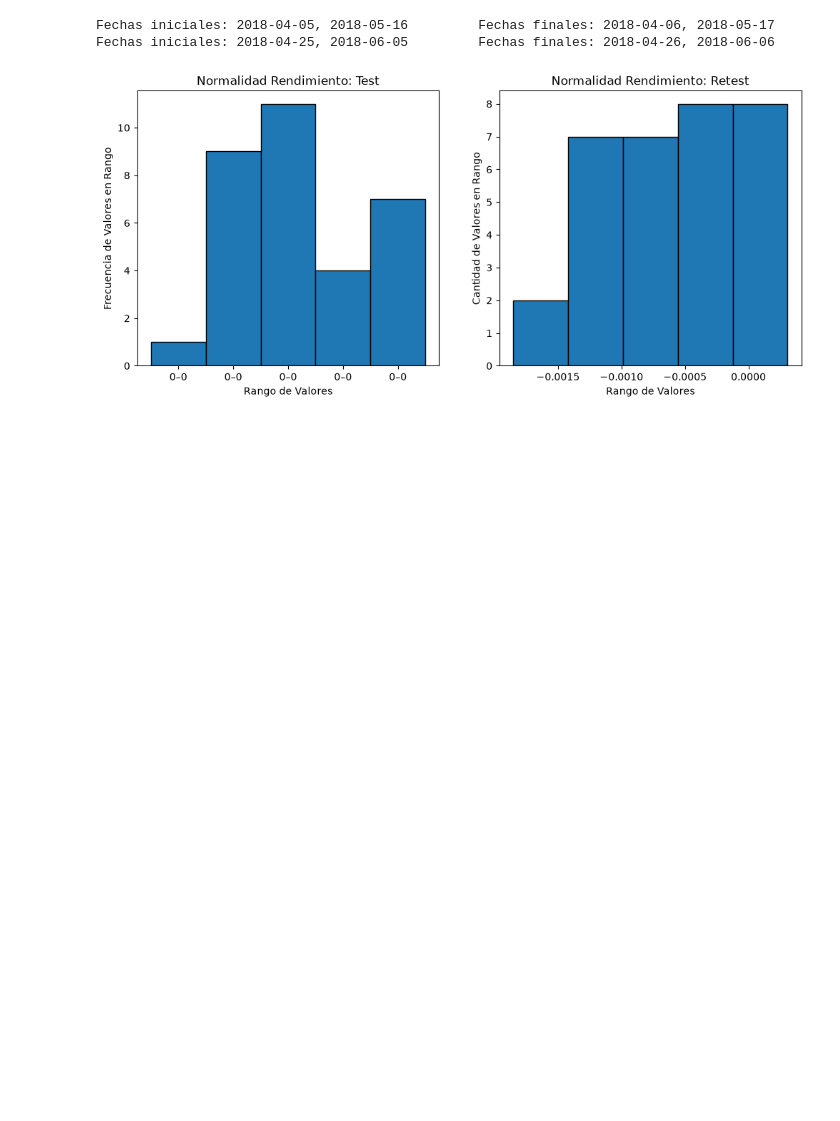
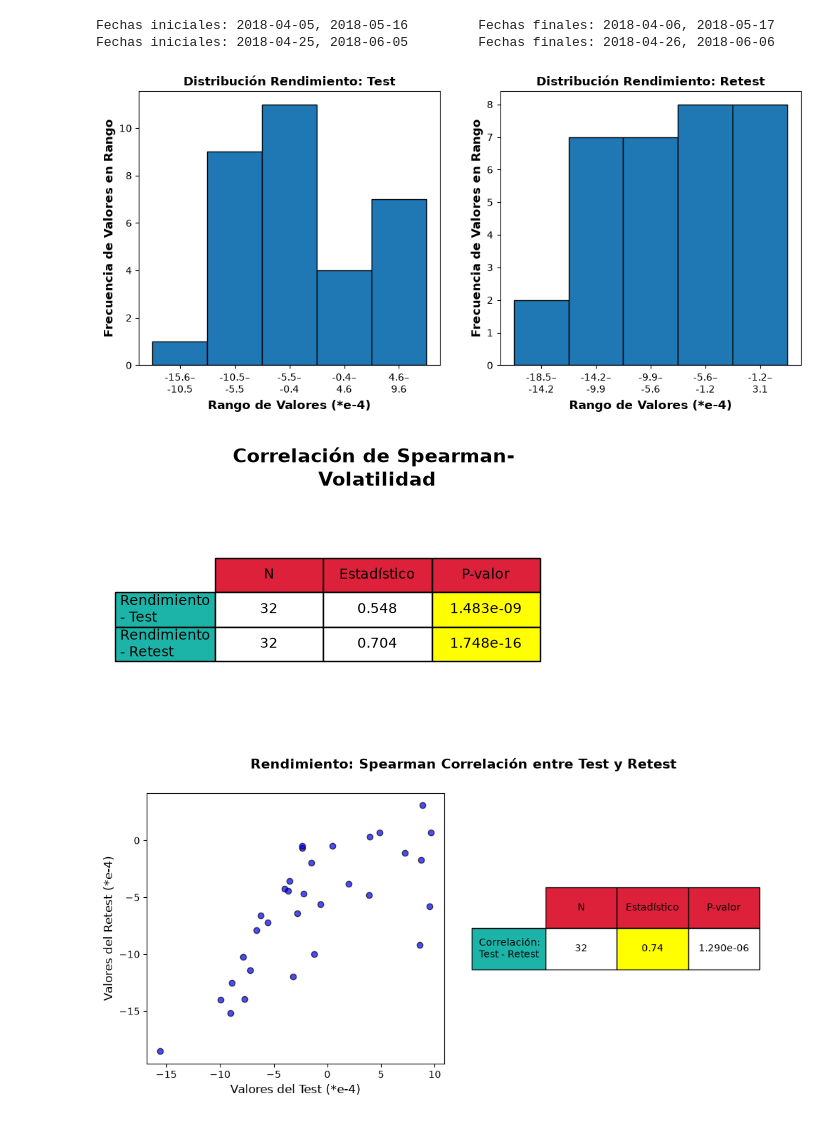
Before and after one commit to jp21bp/LSTM_Ratio_Sharpe, a Jupyter notebook: Version2/confiabilidad2.ipynb, the cells around one changed output. Saved outputs shown, nothing was run; the diff lists cells and outputs as text; code cells hidden in the pictures; blank space fills up the shorter version.

Commit message:
Continuacion de visualizacion

```diff
--- a/Version2/confiabilidad2.ipynb
+++ b/Version2/confiabilidad2.ipynb
@@ -121,7 +145,8 @@ def test(df:pd.DataFrame, fecha_comienzo: str, dias: int, offset: int):
     df_final_rend_esperados = df_final.mean(axis=0)
 
     ## Indice rendimiento
-    df_indice_rend = (df_final_rend_esperados - df_inicial_rend_esperados)/(df_inicial_rend_esperados + 1e-8)
+    # df_indice_rend = (df_final_rend_esperados - df_inicial_rend_esperados)/(df_inicial_rend_esperados + 1e-8)
+    df_indice_rend = (df_final_rend_esperados - df_inicial_rend_esperados)/(df_inicial_rend_esperados.abs() + 1e-8)
 
 
     ### Desviacion estandard
@@ -130,7 +155,8 @@ def test(df:pd.DataFrame, fecha_comienzo: str, dias: int, offset: int):
     df_final_std = df_final.std(axis=0, ddof=0)
 
     ## Indice
-    df_indice_std = (df_final_std - df_inicial_std)/(df_inicial_std + 1e-8)
+    # df_indice_std = (df_final_std - df_inicial_std)/(df_inicial_std + 1e-8)
+    df_indice_std = (df_final_std - df_inicial_std)/(df_inicial_std.abs() + 1e-8)
 
     # return df_indice_rend.to_list(), df_indice_std.to_list()                        # Instrumento original
     return df_inicial_rend_esperados.to_list(), df_inicial_std.to_list()            # Instrumento modificado
@@ -247,24 +266,16 @@ Fechas iniciales: 2018-04-25, 2018-06-05         Fechas finales: 2018-04-26, 201
 [figure]
 # %%
 #### Funcion para extraer estadisticas
-def estadisticas(df:pd.DataFrame):
-    ### Creando arreglo de estadisticas
-    arr = []
-    arr.append(df.mean())    # Promedio
-    arr.append(df.median())  # Mediana
-    arr.append(df.std(ddof=0))   # Des Est
-    arr.append(df.min())     # Minimo
-    arr.append(df.max())     # Maximo
-
+def ajustar(data: list):
     ### Buscando el exponente comun
-    arr = np.array(arr, dtype=float)
+    arr = np.array(data, dtype=float)
     exponentes = np.floor(np.log10(np.abs(arr)))
     exp_comun = int(scipy.stats.mode(exponentes)[0])
 
     ### Ajustando valores
     resultados = arr/(10**exp_comun)
     resultados = np.round(resultados, 2)
-    resultados = [int(df.shape[0])] + resultados.tolist()
+    # resultados = [int(data)] + resultados.tolist()
 
     return (resultados, exp_comun)
 # %%
@@ -309,14 +424,43 @@ def normalidad(data1: list, data2:list, nom:str):
 # %%
 #### Ejecutando pruebas
 fecha_test1 = '2018-04-05'
 dias = 30
 diff = 14
+
+#### Extrayendo datos
 indice_rend_test1, indice_std_test1 = test(rentabilidad_diaria_origin, fecha_test1, dias, 0)
 indice_rend_test2, indice_std_test2 = test(rentabilidad_diaria_origin, fecha_test1, dias, diff)
 
 
-normalidad(indice_rend_test1, indice_rend_test2, 'Rendimiento')
+
+#### Ajustado datos
+aju_rend_test1, rend_test1_exp = ajustar(indice_rend_test1)
+aju_std_test1, std_test1_exp = ajustar(indice_std_test1)
+aju_rend_test2, rend_test2_exp = ajustar(indice_rend_test2)
+aju_std_test2, std_test2_exp = ajustar(indice_std_test2)
+
+
+df = pd.DataFrame(aju_rend_test2)
+df.to_clipboard(index=False, header=False)
+
+
+# for i in range(len(indice_rend_test1)):
+#     print(f'{indice_std_test1[i]}\t{aju_std_test1[i]}')
+
+##### Distribucion
+distribucion(aju_rend_test1, aju_rend_test2, 'Rendimiento', rend_test1_exp, rend_test2_exp)
+# distribucion(aju_std_test1, aju_std_test2, 'Volatilidad', std_test1_exp, std_test2_exp)
+
+##### Normalidad
+normalidad(aju_rend_test1, aju_rend_test2, 'Rendimiento', rend_test1_exp, rend_test2_exp)
+# normalidad(aju_std_test1, aju_std_test2, 'Volatilidad', std_test1_exp, std_test2_exp)
+
+##### Correlacion
+correlacion(aju_rend_test1, aju_rend_test2, "Rendimiento", rend_test1_exp, rend_test2_exp)
+# correlacion(aju_std_test1, aju_std_test2, 'Volatilidad', std_test1_exp, std_test2_exp)
 # %% [output]
 Fechas iniciales: 2018-04-05, 2018-05-16         Fechas finales: 2018-04-06, 2018-05-17
 Fechas iniciales: 2018-04-25, 2018-06-05         Fechas finales: 2018-04-26, 2018-06-06
-[figure, old version]
+[figure, new version]
+[figure, added]
+[figure, added]
```
Also changed, not shown: parts of 7 cells of this notebook, 3 other files.
